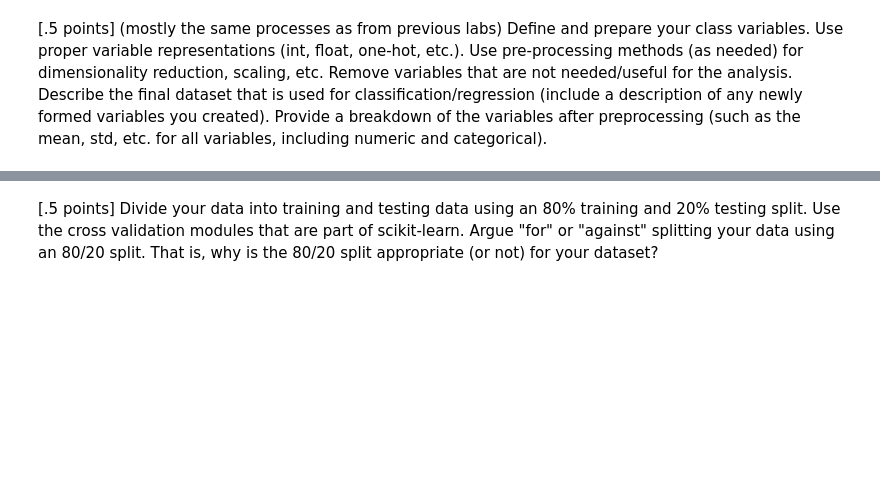
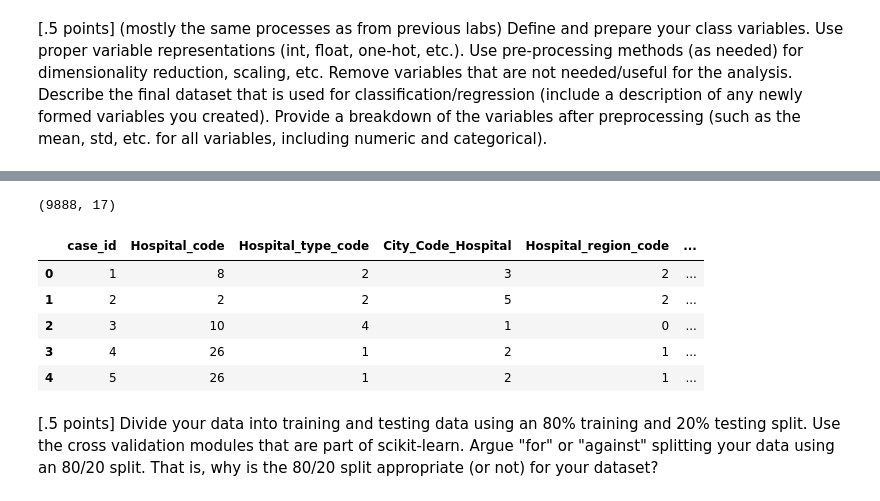
Before and after one commit to calebm00re/S22-ml03, a Jupyter notebook: notebook.ipynb, the cells around one changed output, grey strips where cells are left out. Drawn from its saved outputs; the diff is of its cells as text; code cells hidden in the pictures; blank space fills up the shorter version.

```diff
--- a/notebook.ipynb
+++ b/notebook.ipynb
@@ -110,2 +192,14 @@ Name: Age, dtype: int64
+# %%
+# Lets take a look at it now
+print(df.shape)
+df.head()
+# %% [output]
+(9888, 17)
+|  | case_id | Hospital_code | Hospital_type_code | City_Code_Hospital | Hospital_region_code | ... |
+| 0 | 1 | 8 | 2 | 3 | 2 | ... |
+| 1 | 2 | 2 | 2 | 5 | 2 | ... |
+| 2 | 3 | 10 | 4 | 1 | 0 | ... |
+| 3 | 4 | 26 | 1 | 2 | 1 | ... |
+| 4 | 5 | 26 | 1 | 2 | 1 | ... |
 # %% [markdown]
 [.5 points] Divide your data into training and testing data using an 80% training and 20% testing split. Use the cross validation modules that are part of scikit-learn. Argue "for" or "against" splitting your data using an 80/20 split. That is, why is the 80/20 split appropriate (or not) for your dataset?
```
Also changed, not shown: parts of 17 cells of this notebook.
